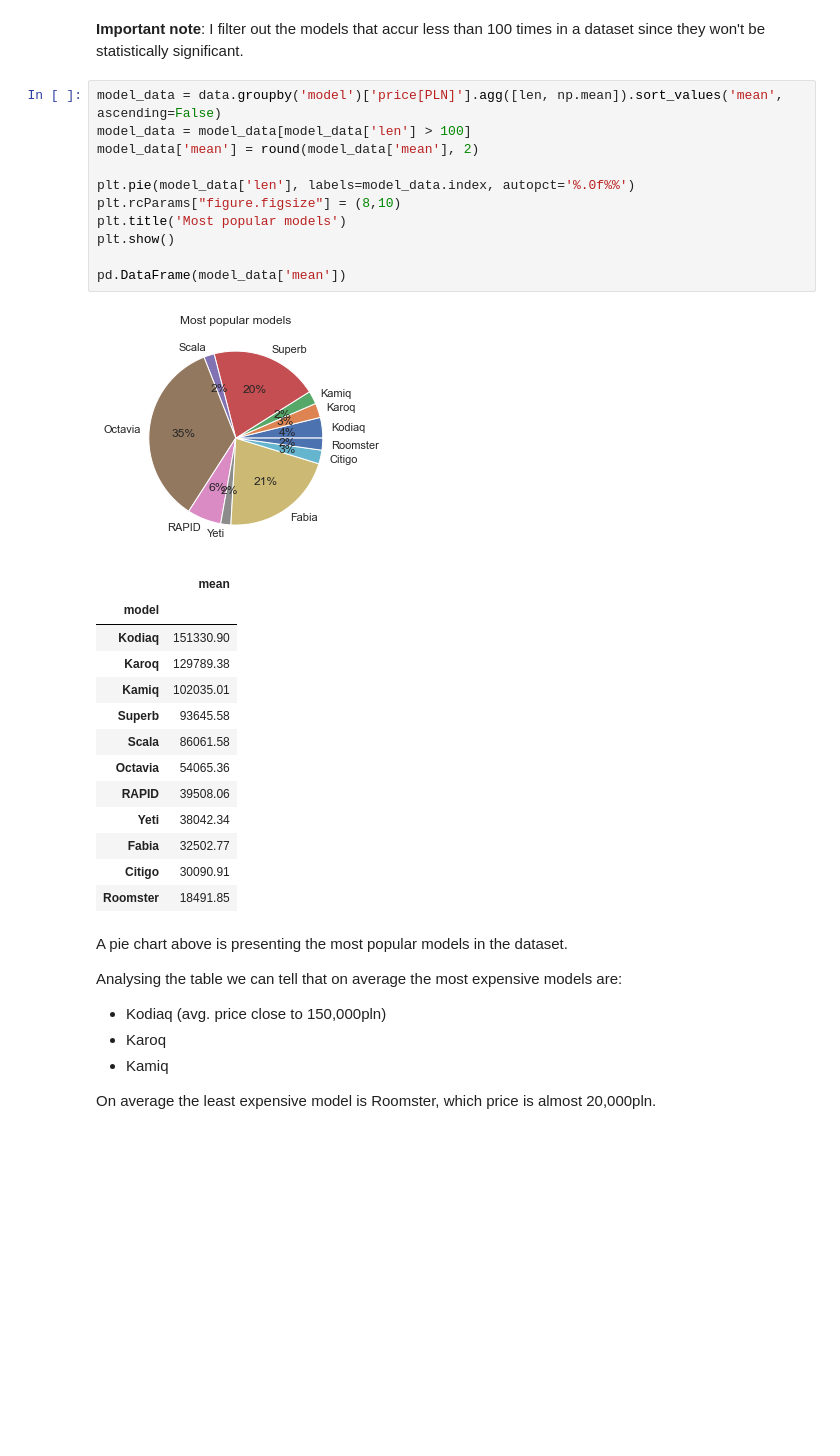
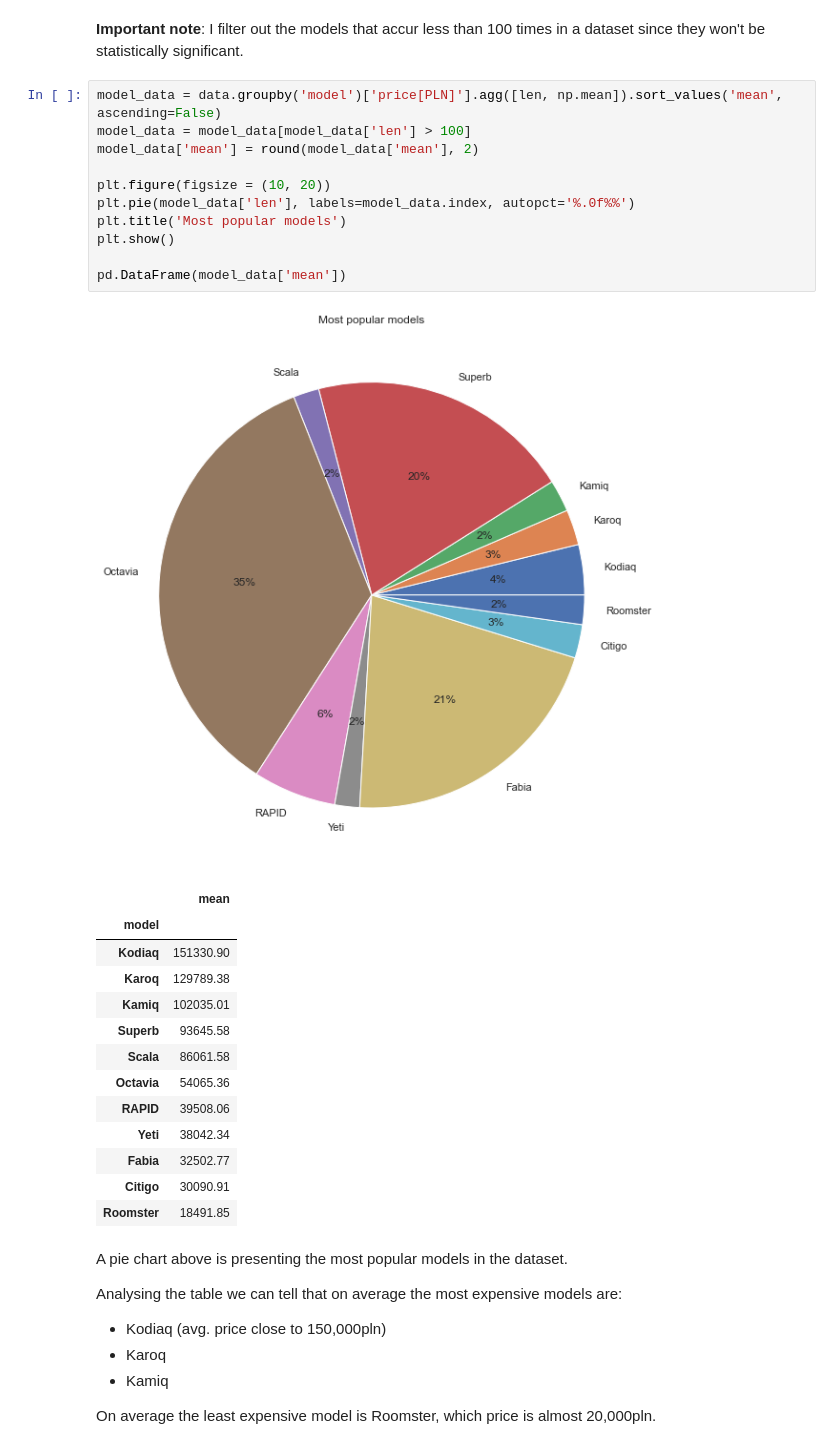
Before and after one commit to pawel-grzeszczyk/Car-Market-Analysis, a Jupyter notebook: car_market_analysis.ipynb, the cells around one changed output. Drawn from its saved outputs; the diff is of its cells as text; blank space fills up the shorter version.

```diff
--- a/car_market_analysis.ipynb
+++ b/car_market_analysis.ipynb
@@ -285,16 +287,16 @@ The assymetry is likely to be caused by a few (compared to the whole dataset) ob
 # %%
 model_data = data.groupby('model')['price[PLN]'].agg([len, np.mean]).sort_values('mean', ascending=False)
 model_data = model_data[model_data['len'] > 100]
 model_data['mean'] = round(model_data['mean'], 2)
 
+plt.figure(figsize = (10, 20))
 plt.pie(model_data['len'], labels=model_data.index, autopct='%.0f%%')
-plt.rcParams["figure.figsize"] = (8,10)
 plt.title('Most popular models')
 plt.show()
 
 pd.DataFrame(model_data['mean'])
 # %% [output]
-[figure, old version]
+[figure, new version]
 |  | mean |
 | model |  |
 | Kodiaq | 151330.90 |
```
Also changed, not shown: parts of 5 cells of this notebook.
